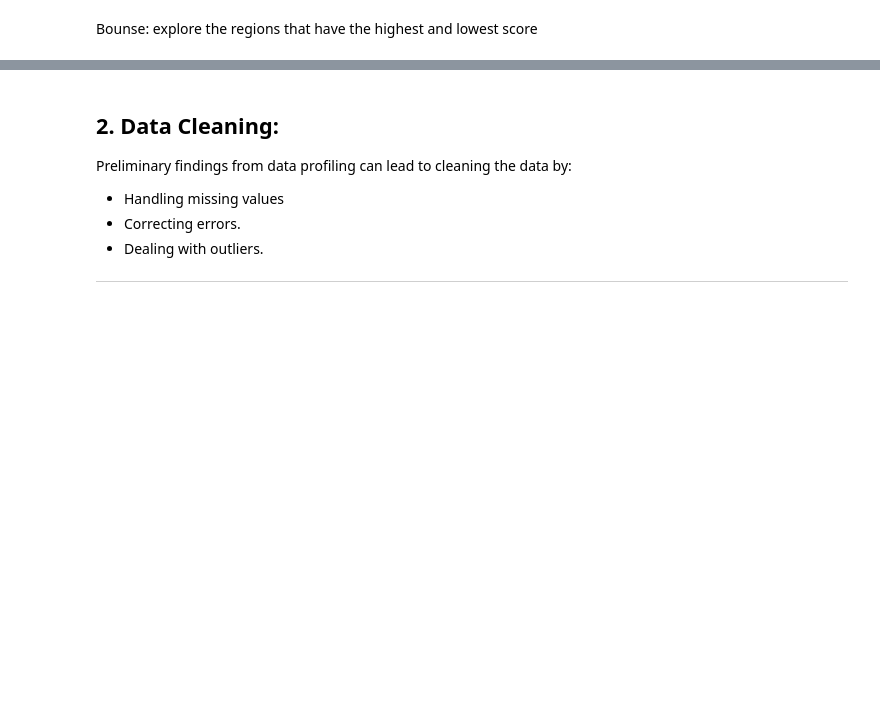
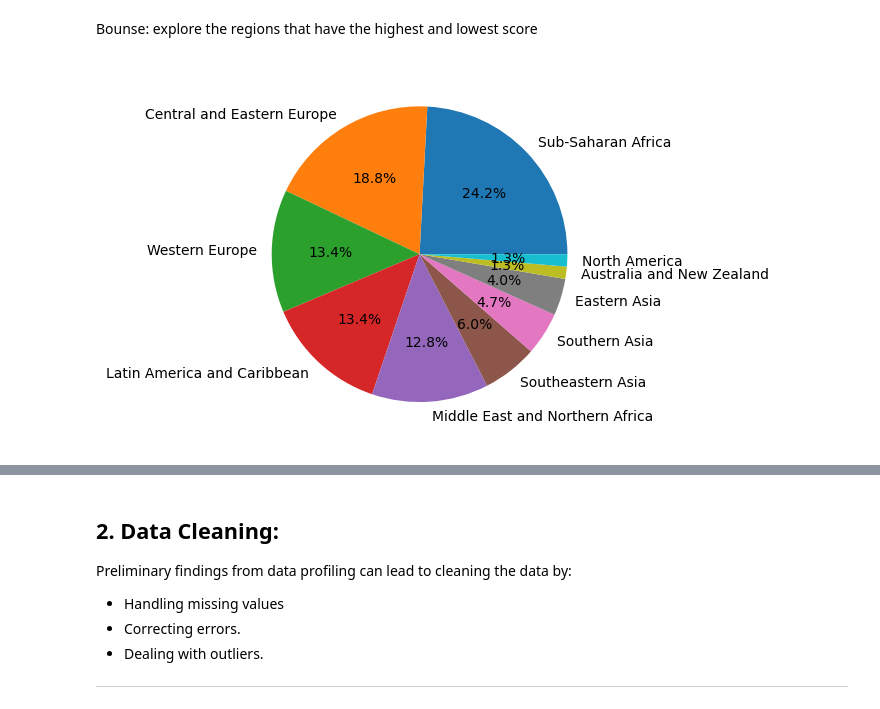
Before and after one commit to pylena/Usecase-2, a Jupyter notebook: EDA explain template.ipynb, the cells around one changed output, grey strips where cells are left out. Saved outputs shown, nothing was run; the diff lists cells and outputs as text; code cells hidden in the pictures; blank space fills up the shorter version.

```diff
--- a/EDA explain template.ipynb
+++ b/EDA explain template.ipynb
@@ -599,6 +598,17 @@ fig.add_trace(
 
 fig.update_layout(height=800, width=1300, title_text="Highest & Lowest Countries Score in 2019")
 fig.show()
+# %%
+region_2019 = merged_df["Region"].value_counts()
+# %%
+
+plt.pie(region_2019.values,
+        labels=region_2019.index,
+        autopct='%1.1f%%'
+       )
+plt.show()
+# %% [output]
+[figure, added]
 # %% [markdown]
 **What is an Outlier?**
 Outlier is an row/observation that appears far away and diverges from an overall pattern in a sample.
```
Also changed, not shown: parts of 8 cells of this notebook.
